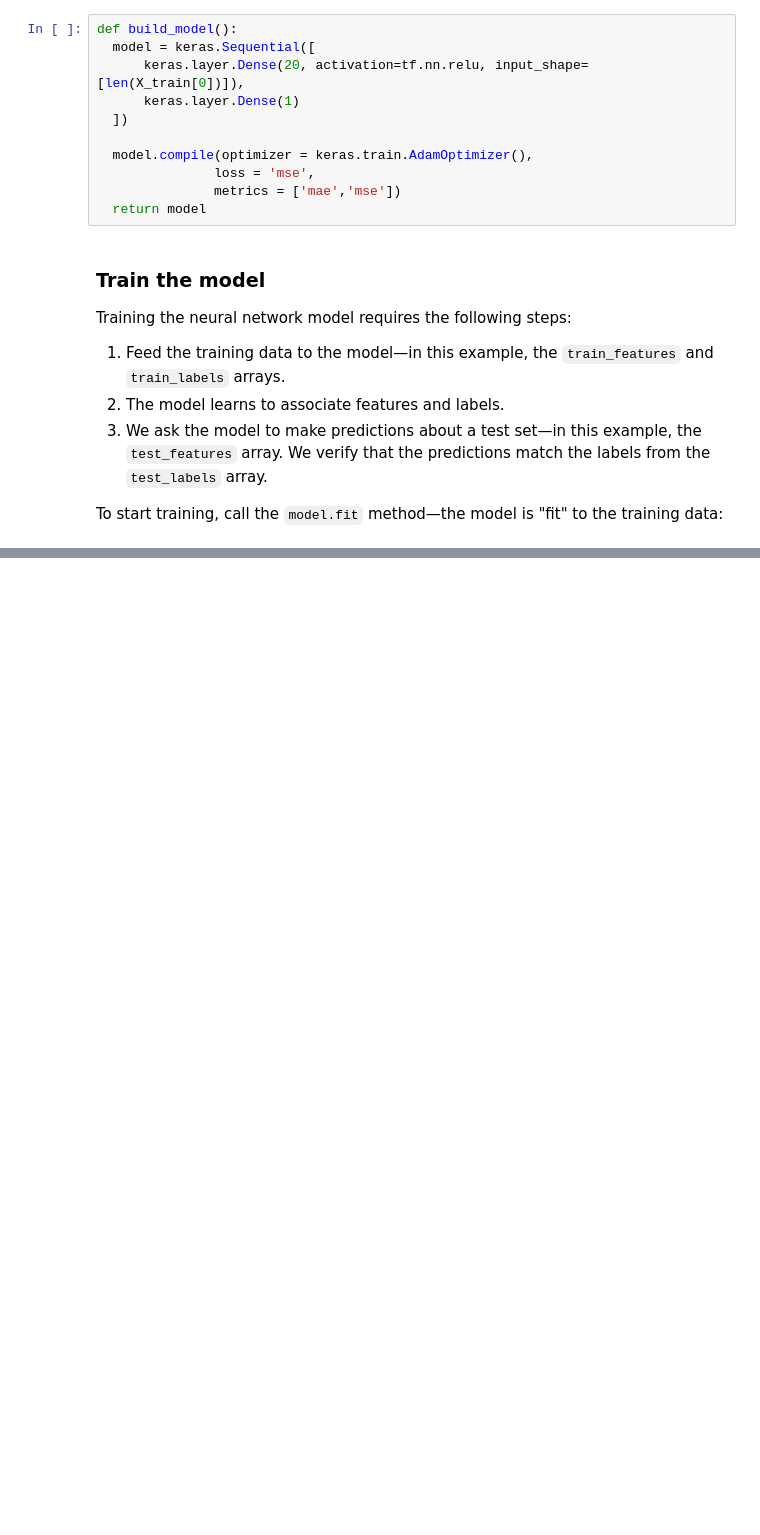
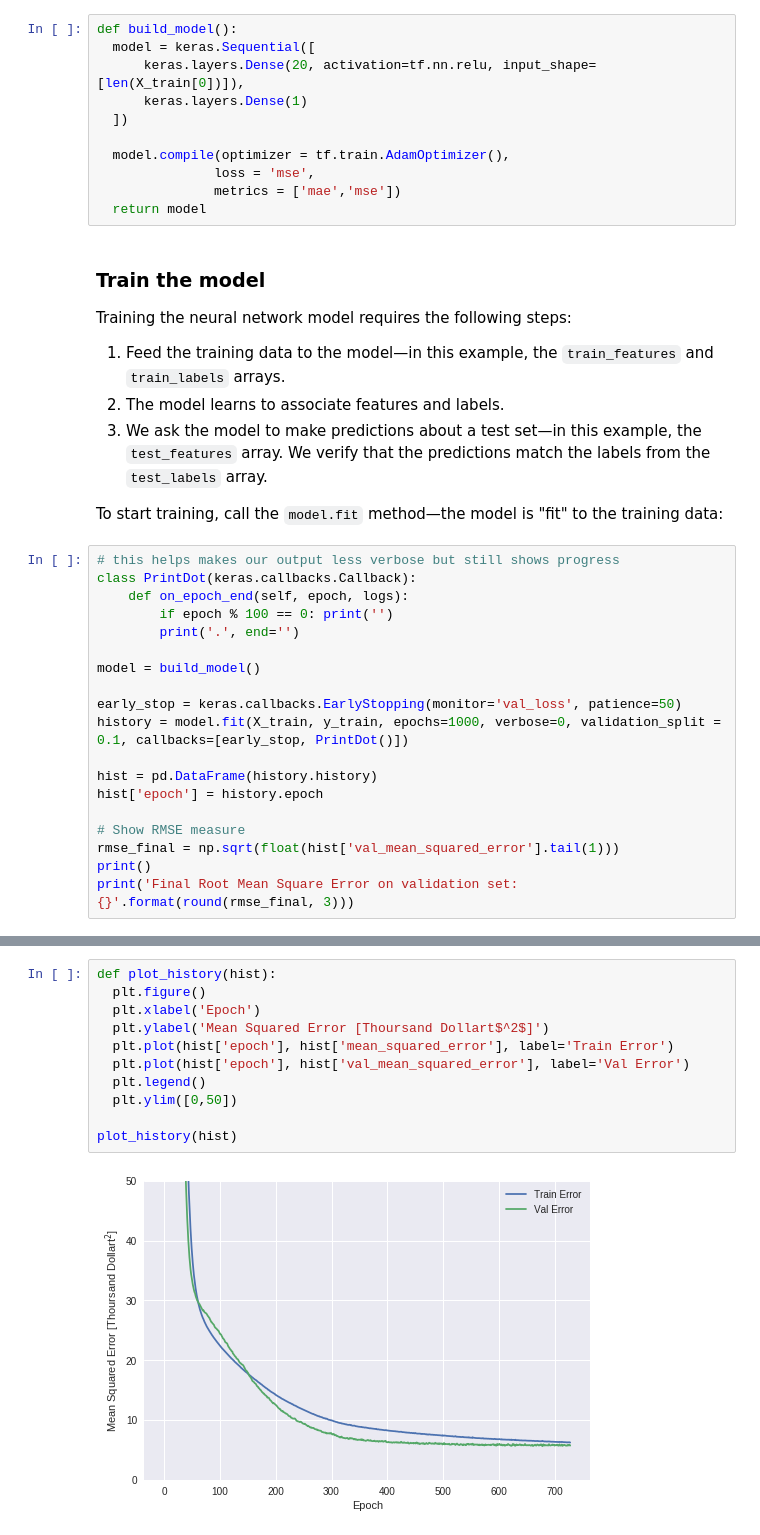
Before and after one commit to truongkhanhduy95/MIT-Deep-Learning, a Jupyter notebook: deep_learning_basics/deep_learning_basics.ipynb, the cells around one changed output, grey strips where cells are left out. Drawn from its saved outputs; the diff is of its cells as text; blank space fills up the shorter version.

```diff
--- a/deep_learning_basics/deep_learning_basics.ipynb
+++ b/deep_learning_basics/deep_learning_basics.ipynb
@@ -88,11 +87,11 @@ Let's build a network with 1 hidden layer of 20 neurons, and use mean squared er
 # %%
 def build_model():
   model = keras.Sequential([
-      keras.layer.Dense(20, activation=tf.nn.relu, input_shape=[len(X_train[0])]),
-      keras.layer.Dense(1)
+      keras.layers.Dense(20, activation=tf.nn.relu, input_shape=[len(X_train[0])]),
+      keras.layers.Dense(1)
   ])
 
-  model.compile(optimizer = keras.train.AdamOptimizer(),
+  model.compile(optimizer = tf.train.AdamOptimizer(),
                loss = 'mse',
                metrics = ['mae','mse'])
   return model
@@ -106,3 +105,22 @@ Training the neural network model requires the following steps:
 3. We ask the model to make predictions about a test set—in this example, the `test_features` array. We verify that the predictions match the labels from the `test_labels` array.
 
 To start training,  call the `model.fit` method—the model is "fit" to the training data:
+# %%
+# this helps makes our output less verbose but still shows progress
+class PrintDot(keras.callbacks.Callback):
+    def on_epoch_end(self, epoch, logs):
+        if epoch % 100 == 0: print('')
+        print('.', end='')
+
+model = build_model()
+
+early_stop = keras.callbacks.EarlyStopping(monitor='val_loss', patience=50)
+history = model.fit(X_train, y_train, epochs=1000, verbose=0, validation_split = 0.1, callbacks=[early_stop, PrintDot()])
+
+hist = pd.DataFrame(history.history)
+hist['epoch'] = history.epoch
+
+# Show RMSE measure
+rmse_final = np.sqrt(float(hist['val_mean_squared_error'].tail(1)))
+print()
+print('Final Root Mean Square Error on validation set: {}'.format(round(rmse_final, 3)))
@@ -108,0 +139,13 @@ To start training,  call the `model.fit` method—the model is "fit" to the trai
+# %%
+def plot_history(hist):
+  plt.figure()
+  plt.xlabel('Epoch')
+  plt.ylabel('Mean Squared Error [Thoursand Dollart$^2$]')
+  plt.plot(hist['epoch'], hist['mean_squared_error'], label='Train Error')
+  plt.plot(hist['epoch'], hist['val_mean_squared_error'], label='Val Error')
+  plt.legend()
+  plt.ylim([0,50])
+
+plot_history(hist)
+# %% [output]
+[figure, added]
```
Also changed, not shown: parts of 6 cells of this notebook.
